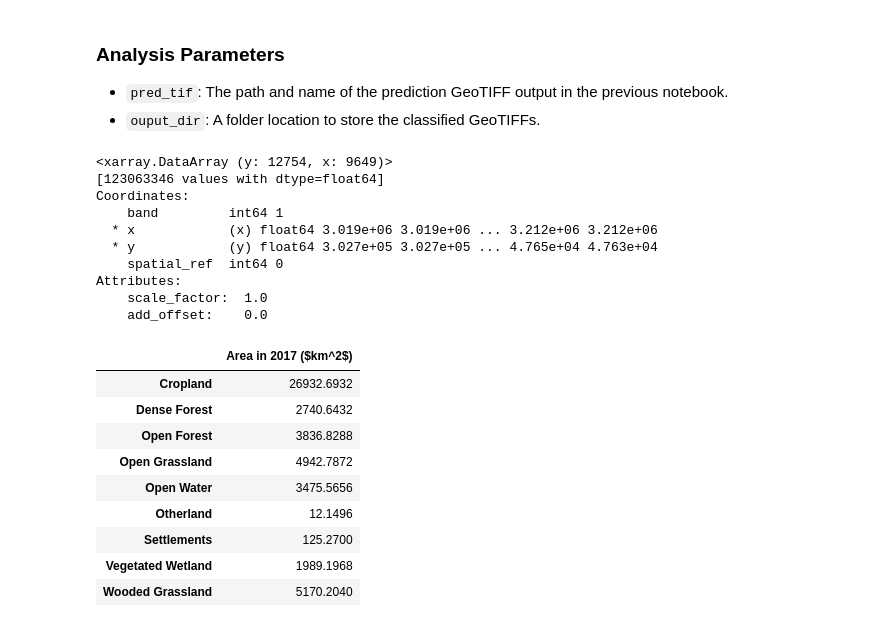
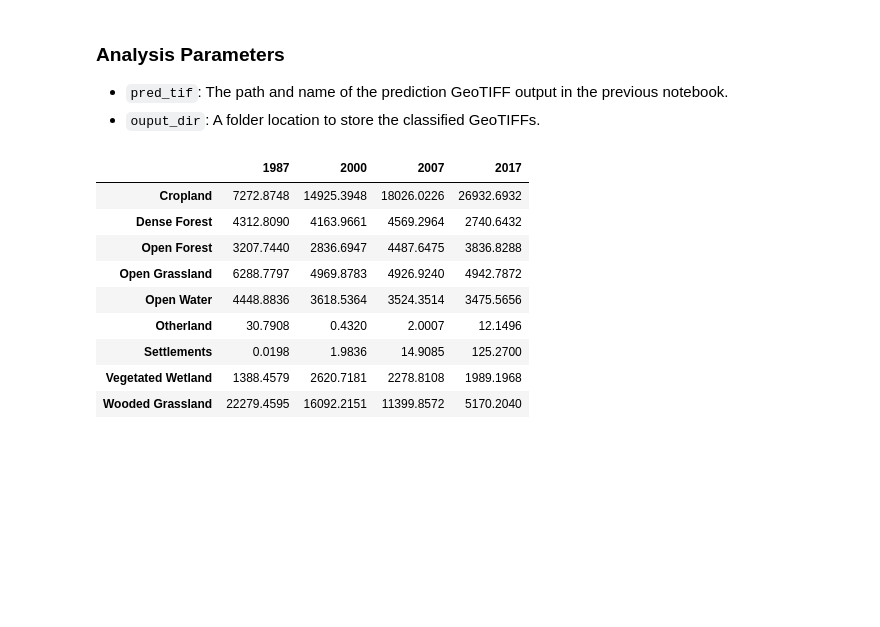
Before and after one commit to tylere/deafrica-sandbox-notebooks, a Jupyter notebook: Use_cases/Vegetated_wetlands_mapping/7_Area.ipynb, the cells around one changed output. Drawn from its saved outputs; the diff is of its cells as text; code cells hidden in the pictures; blank space fills up the shorter version.

```diff
--- a/Use_cases/Vegetated_wetlands_mapping/7_Area.ipynb
+++ b/Use_cases/Vegetated_wetlands_mapping/7_Area.ipynb
@@ -52,15 +46,35 @@ class_dict = {
 # %%
-# Load the  pixel-based prediction raster.
-pred = rio.open_rasterio(pred_tif).squeeze()
-pred
+# Get the area of each land cover class in the prediction images.
+results = {}
+for year in years:
+    pred_tif = f"{output_dir}/prediction_{year}.tif"
+    # Load the pixel-based prediction raster.
+    pred = rio.open_rasterio(pred_tif).squeeze()
+    # Get the resolution i.e. actual ground distance represented by the length of a single pixel in meters.
+    pixel_length = pred.geobox.resolution[1]
+    # Conversion from metres to kilometres.
+    m_per_km = 1000
+    # Get the actual ground area represented by each pixel.
+    area_per_pixel = (pixel_length / m_per_km) ** 2
+    # Use the numpy np.unique function to return the pixel count for each land cover class.
+    counts = np.unique(pred, return_counts=True)
+    # Calculate the area of each land cover class.
+    areas = np.array(counts[1] * area_per_pixel)
+    results[year] = dict(zip(class_dict.keys(), areas))
+
+
+ # Convert the results dictionary into a pandas DataFrame.
+results_df = pd.DataFrame.from_dict(results)
+
+results_df
 # %% [output]
-<xarray.DataArray (y: 12754, x: 9649)>
-[123063346 values with dtype=float64]
-Coordinates:
-    band         int64 1
-  * x            (x) float64 3.019e+06 3.019e+06 ... 3.212e+06 3.212e+06
-  * y            (y) float64 3.027e+05 3.027e+05 ... 4.765e+04 4.763e+04
-    spatial_ref  int64 0
-Attributes:
-    scale_factor:  1.0
-    add_offset:    0.0
+|  | 1987 | 2000 | 2007 | 2017 |
+| Cropland | 7272.8748 | 14925.3948 | 18026.0226 | 26932.6932 |
+| Dense Forest | 4312.8090 | 4163.9661 | 4569.2964 | 2740.6432 |
+| Open Forest | 3207.7440 | 2836.6947 | 4487.6475 | 3836.8288 |
+| Open Grassland | 6288.7797 | 4969.8783 | 4926.9240 | 4942.7872 |
+| Open Water | 4448.8836 | 3618.5364 | 3524.3514 | 3475.5656 |
+| Otherland | 30.7908 | 0.4320 | 2.0007 | 12.1496 |
+| Settlements | 0.0198 | 1.9836 | 14.9085 | 125.2700 |
+| Vegetated Wetland | 1388.4579 | 2620.7181 | 2278.8108 | 1989.1968 |
+| Wooded Grassland | 22279.4595 | 16092.2151 | 11399.8572 | 5170.2040 |
@@ -74,20 +80,0 @@ area_per_pixel = (pixel_length / m_per_km) ** 2
-# %%
-# Use the numpy np.unique function to return the pixel count for each land cover class.
-counts = np.unique(pred, return_counts=True)
-# Calculate the area of each land cover class.
-areas = np.array(counts[1] * area_per_pixel)
-results = dict(zip(class_dict.keys(), areas))
-# Convert the results dictionary into a pandas DataFrame.
-reults_df = pd.DataFrame.from_dict(results, orient='index', columns=[f"Area in {year} ($km^2$)"])
-reults_df
-# %% [output]
-|  | Area in 2017 ($km^2$) |
-| Cropland | 26932.6932 |
-| Dense Forest | 2740.6432 |
-| Open Forest | 3836.8288 |
-| Open Grassland | 4942.7872 |
-| Open Water | 3475.5656 |
-| Otherland | 12.1496 |
-| Settlements | 125.2700 |
-| Vegetated Wetland | 1989.1968 |
-| Wooded Grassland | 5170.2040 |
```
Also changed, not shown: parts of 3 cells of this notebook, 1 other file.
